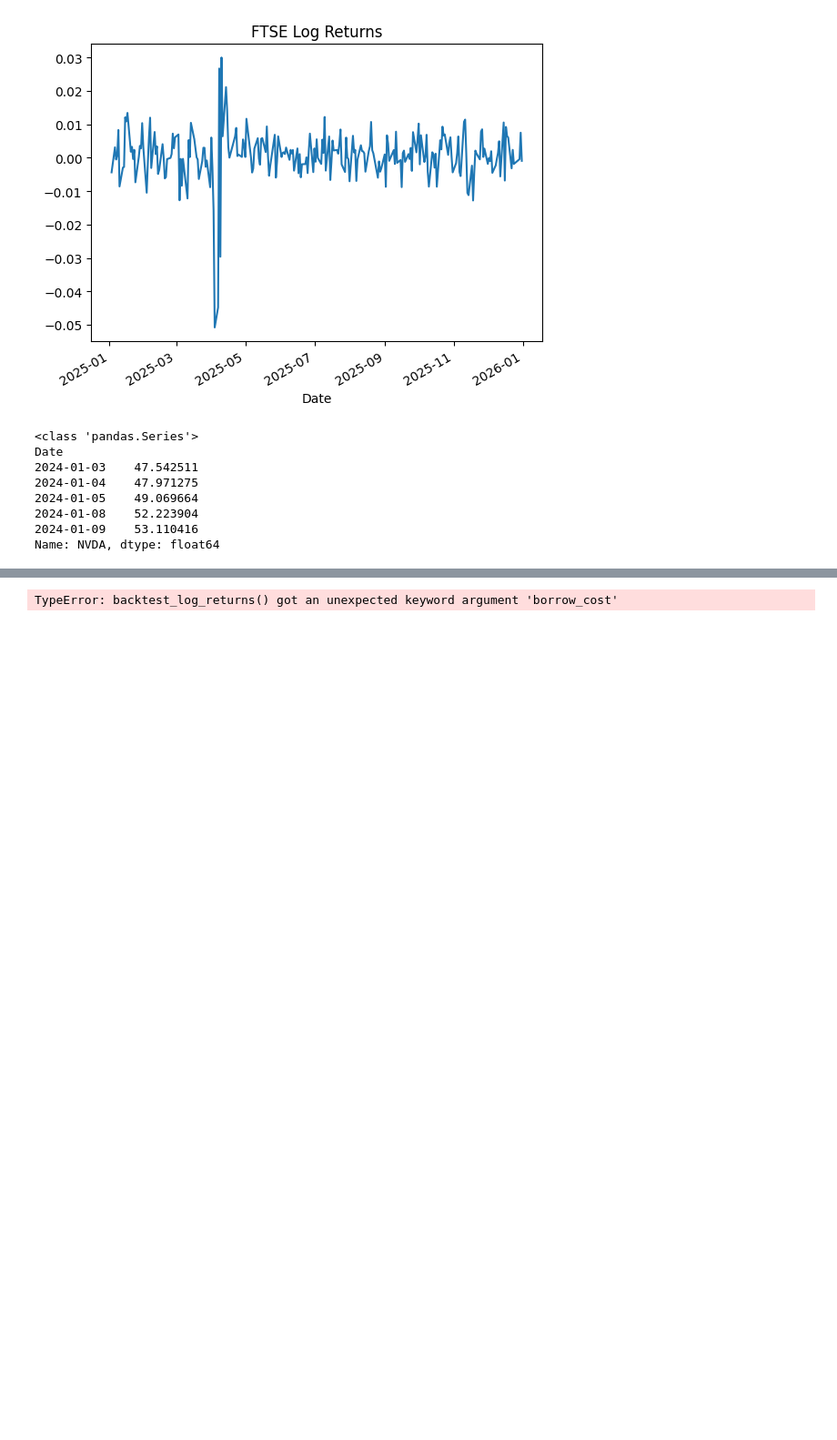
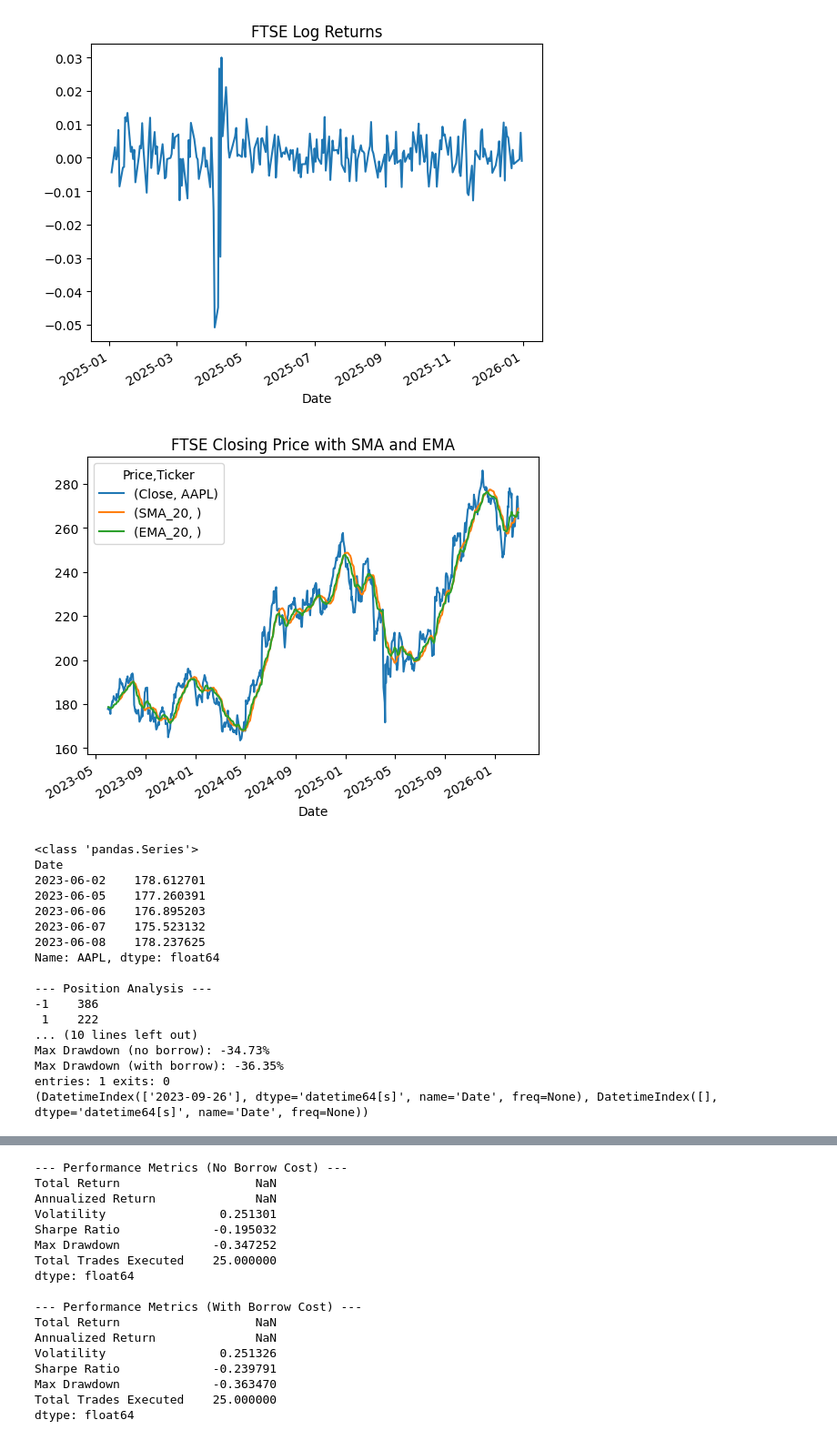
Before and after one commit to paize-k/quant-lab, a Jupyter notebook: trade-backtest-engine/notebooks/01_data_explore.ipynb, the cells around one changed output, grey strips where cells are left out. Shown at 91% size. Cells and saved outputs as stored; diff of their text form; code cells hidden in the pictures; blank space fills up the shorter version.

Commit message:
feat: added a trade log

```diff
--- a/trade-backtest-engine/notebooks/01_data_explore.ipynb
+++ b/trade-backtest-engine/notebooks/01_data_explore.ipynb
@@ -97,7 +97,7 @@ import matplotlib.pyplot as plt
 from quant_lab.metrics.performance import evaluate_performance
 from quant_lab.metrics.trades import generate_trade_log
 
-df = load_prices("NVDA", "2024-01-01", "2026-01-01")
+df = load_prices("AAPL", "2023-06-01", "2026-03-01")
 close = df["Close"]
 
 if isinstance(close, pd.DataFrame): # converts single column dataframe to series
@@ -109,9 +109,12 @@ df['SMA_20'] = sma(close, window=20)
 df['EMA_20'] = ema(close, span=20)
 df["VOL_20"] = rolling_volatility(df["LOG_RETURNS"], window=20)
 
+df[['Close', 'SMA_20', 'EMA_20']].plot(title='FTSE Closing Price with SMA and EMA')
+plt.show()
+
 print(type(close))
 print(close.head())
-position = ma_crossover_position(close, fast_window=20, slow_window=50)
+position = ma_crossover_position(close, fast_window=10, slow_window=80)
 
 # Backtest with and without borrow costs
 bt_no_borrow = backtest_log_returns(close, position, cost_per_trade=0.001)
@@ -131,38 +134,50 @@ print(f"Buy & hold final equity: {buy_hold_equity.iloc[-1]:.4f}")
 print(f"Total trades executed: {bt_no_borrow['trade'].sum():.0f}")
 print(f"Max Drawdown (no borrow): {bt_no_borrow['drawdown'].min()*100:.2f}%")
 print(f"Max Drawdown (with borrow): {bt_with_borrow['drawdown'].min()*100:.2f}%")
+
+print(generate_trade_log(bt_no_borrow))
 
 plt.figure(figsize=(12, 6))
 plt.plot(bt_no_borrow["equity"], label="MA Strategy (no borrow cost)", linewidth=2)
 plt.plot(bt_with_borrow["equity"], label="MA Strategy (2% borrow cost)", linewidth=2)
 plt.plot(buy_hold_equity, label="Buy & Hold", linewidth=2)
 plt.legend()
 plt.title("Strategy vs Buy & Hold (With and Without Borrow Costs)")
 plt.ylabel("Equity")
 plt.xlabel("Date")
 plt.grid(True, alpha=0.3)
 plt.show()
 
 plt.figure(figsize=(12, 6))
 plt.plot(bt_no_borrow["drawdown"]*100, label="MA Strategy (no borrow cost)", linewidth=2)
 plt.plot(bt_with_borrow["drawdown"]*100, label="MA Strategy (2% borrow cost)", linewidth=2)
 plt.legend()
 plt.title("Drawdown Comparison")
 plt.ylabel("Drawdown (%)")
 plt.xlabel("Date")
 plt.grid(True, alpha=0.3)
 plt.show()
 
 print("\n--- Performance Metrics (No Borrow Cost) ---")
 print(evaluate_performance(bt_no_borrow))
 print("\n--- Performance Metrics (With Borrow Cost) ---")
 print(evaluate_performance(bt_with_borrow))
 # %% [output]
+[figure, added]
 <class 'pandas.Series'>
 Date
-2024-01-03    47.542511
-2024-01-04    47.971275
-2024-01-05    49.069664
-2024-01-08    52.223904
-2024-01-09    53.110416
-Name: NVDA, dtype: float64
+2023-06-02    178.612701
+2023-06-05    177.260391
+2023-06-06    176.895203
+2023-06-07    175.523132
+2023-06-08    178.237625
+Name: AAPL, dtype: float64
+
+--- Position Analysis ---
+-1    386
+ 1    222
+... (10 lines left out)
+Max Drawdown (no borrow): -34.73%
+Max Drawdown (with borrow): -36.35%
+entries: 1 exits: 0
+(DatetimeIndex(['2023-09-26'], dtype='datetime64[s]', name='Date', freq=None), DatetimeIndex([], dtype='datetime64[s]', name='Date', freq=None))
@@ -169 +186,17 @@ Name: NVDA, dtype: float64
-TypeError: backtest_log_returns() got an unexpected keyword argument 'borrow_cost'
+--- Performance Metrics (No Borrow Cost) ---
+Total Return                   NaN
+Annualized Return              NaN
+Volatility                0.251301
+Sharpe Ratio             -0.195032
+Max Drawdown             -0.347252
+Total Trades Executed    25.000000
+dtype: float64
+
+--- Performance Metrics (With Borrow Cost) ---
+Total Return                   NaN
+Annualized Return              NaN
+Volatility                0.251326
+Sharpe Ratio             -0.239791
+Max Drawdown             -0.363470
+Total Trades Executed    25.000000
+dtype: float64
```
Also changed, not shown: parts of 1 cell of this notebook, 6 other files.
